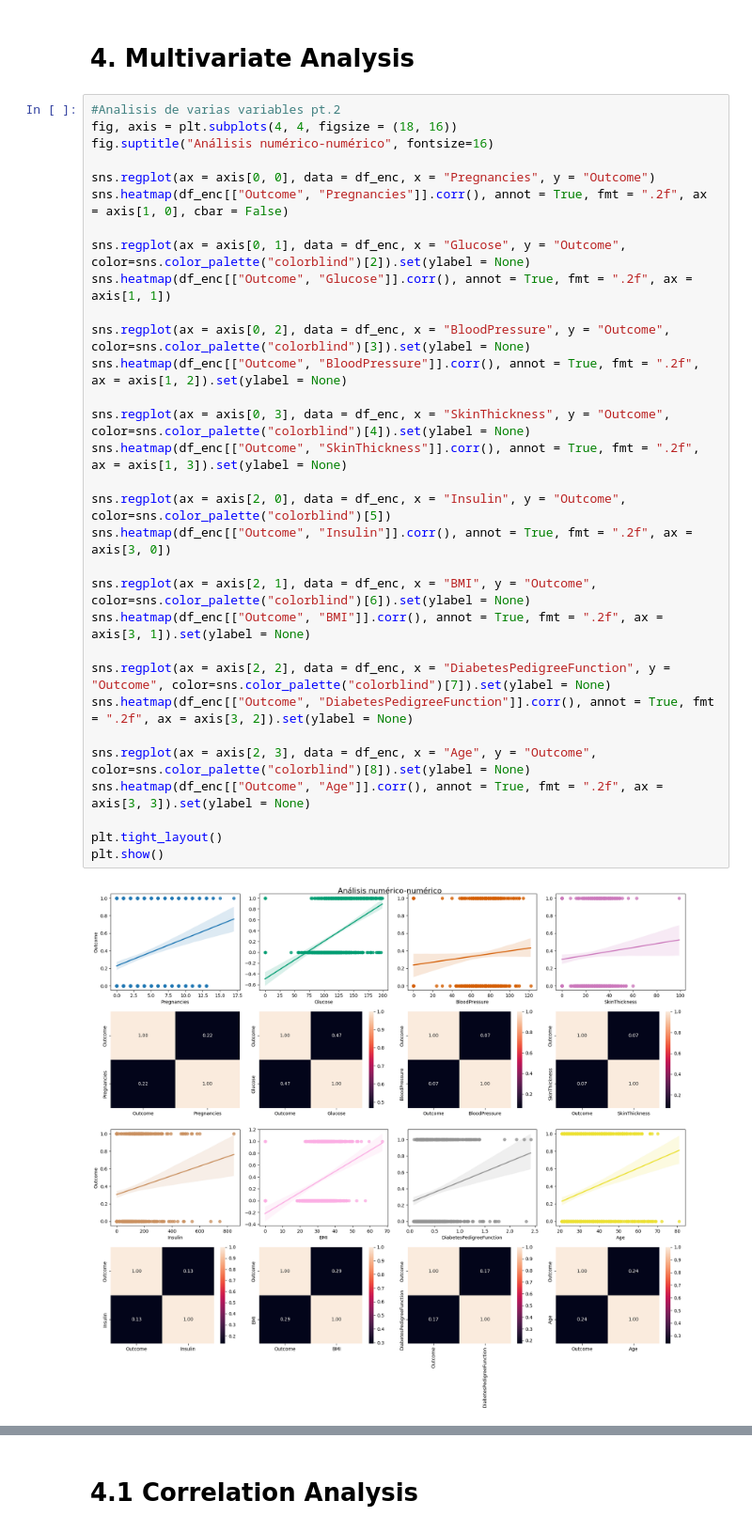
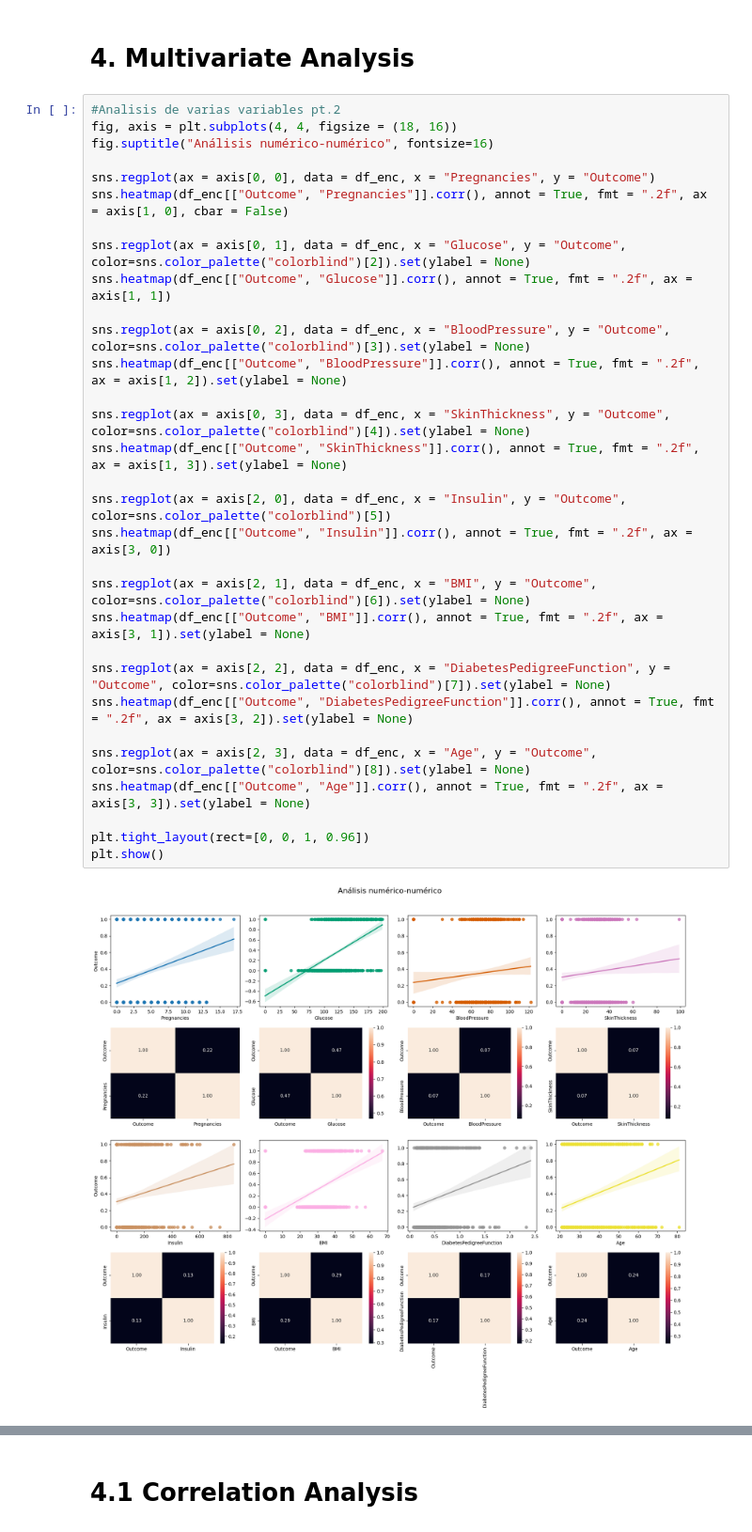
Before and after one commit to NatTajuelo/-rbol-de-decisi-n, a Jupyter notebook: src/explore.ipynb, the cells around one changed output, grey strips where cells are left out. Shown at 94% size. Drawn from its saved outputs; the diff is of its cells as text.

```diff
--- a/src/explore.ipynb
+++ b/src/explore.ipynb
@@ -149,32 +152,32 @@ df_enc = total_data.copy()
 #Analisis de varias variables pt.2
 fig, axis = plt.subplots(4, 4, figsize = (18, 16))
 fig.suptitle("Análisis numérico-numérico", fontsize=16)
 
 sns.regplot(ax = axis[0, 0], data = df_enc, x = "Pregnancies", y = "Outcome")
 sns.heatmap(df_enc[["Outcome", "Pregnancies"]].corr(), annot = True, fmt = ".2f", ax = axis[1, 0], cbar = False)
 
 sns.regplot(ax = axis[0, 1], data = df_enc, x = "Glucose", y = "Outcome", color=sns.color_palette("colorblind")[2]).set(ylabel = None)
 sns.heatmap(df_enc[["Outcome", "Glucose"]].corr(), annot = True, fmt = ".2f", ax = axis[1, 1])
 
 sns.regplot(ax = axis[0, 2], data = df_enc, x = "BloodPressure", y = "Outcome", color=sns.color_palette("colorblind")[3]).set(ylabel = None)
 sns.heatmap(df_enc[["Outcome", "BloodPressure"]].corr(), annot = True, fmt = ".2f", ax = axis[1, 2]).set(ylabel = None)
 
 sns.regplot(ax = axis[0, 3], data = df_enc, x = "SkinThickness", y = "Outcome", color=sns.color_palette("colorblind")[4]).set(ylabel = None)
 sns.heatmap(df_enc[["Outcome", "SkinThickness"]].corr(), annot = True, fmt = ".2f", ax = axis[1, 3]).set(ylabel = None)
 
 sns.regplot(ax = axis[2, 0], data = df_enc, x = "Insulin", y = "Outcome", color=sns.color_palette("colorblind")[5])
 sns.heatmap(df_enc[["Outcome", "Insulin"]].corr(), annot = True, fmt = ".2f", ax = axis[3, 0])
 
 sns.regplot(ax = axis[2, 1], data = df_enc, x = "BMI", y = "Outcome", color=sns.color_palette("colorblind")[6]).set(ylabel = None)
 sns.heatmap(df_enc[["Outcome", "BMI"]].corr(), annot = True, fmt = ".2f", ax = axis[3, 1]).set(ylabel = None)
 
 sns.regplot(ax = axis[2, 2], data = df_enc, x = "DiabetesPedigreeFunction", y = "Outcome", color=sns.color_palette("colorblind")[7]).set(ylabel = None)
 sns.heatmap(df_enc[["Outcome", "DiabetesPedigreeFunction"]].corr(), annot = True, fmt = ".2f", ax = axis[3, 2]).set(ylabel = None)
 
 sns.regplot(ax = axis[2, 3], data = df_enc, x = "Age", y = "Outcome", color=sns.color_palette("colorblind")[8]).set(ylabel = None)
 sns.heatmap(df_enc[["Outcome", "Age"]].corr(), annot = True, fmt = ".2f", ax = axis[3, 3]).set(ylabel = None)
 
-plt.tight_layout()
+plt.tight_layout(rect=[0, 0, 1, 0.96])
 plt.show()
 # %% [output]
-[figure, old version]
+[figure, new version]
```
Also changed, not shown: parts of 22 cells of this notebook, 2 other files.
